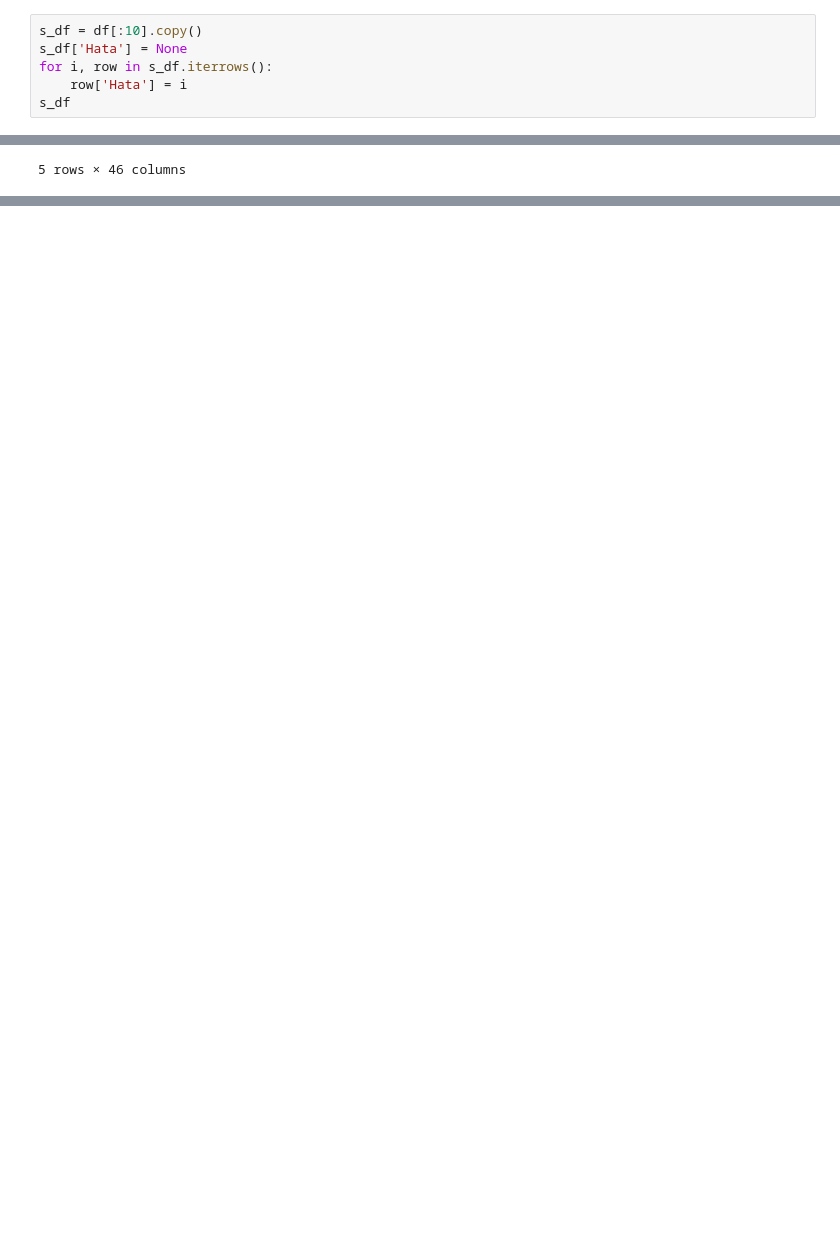
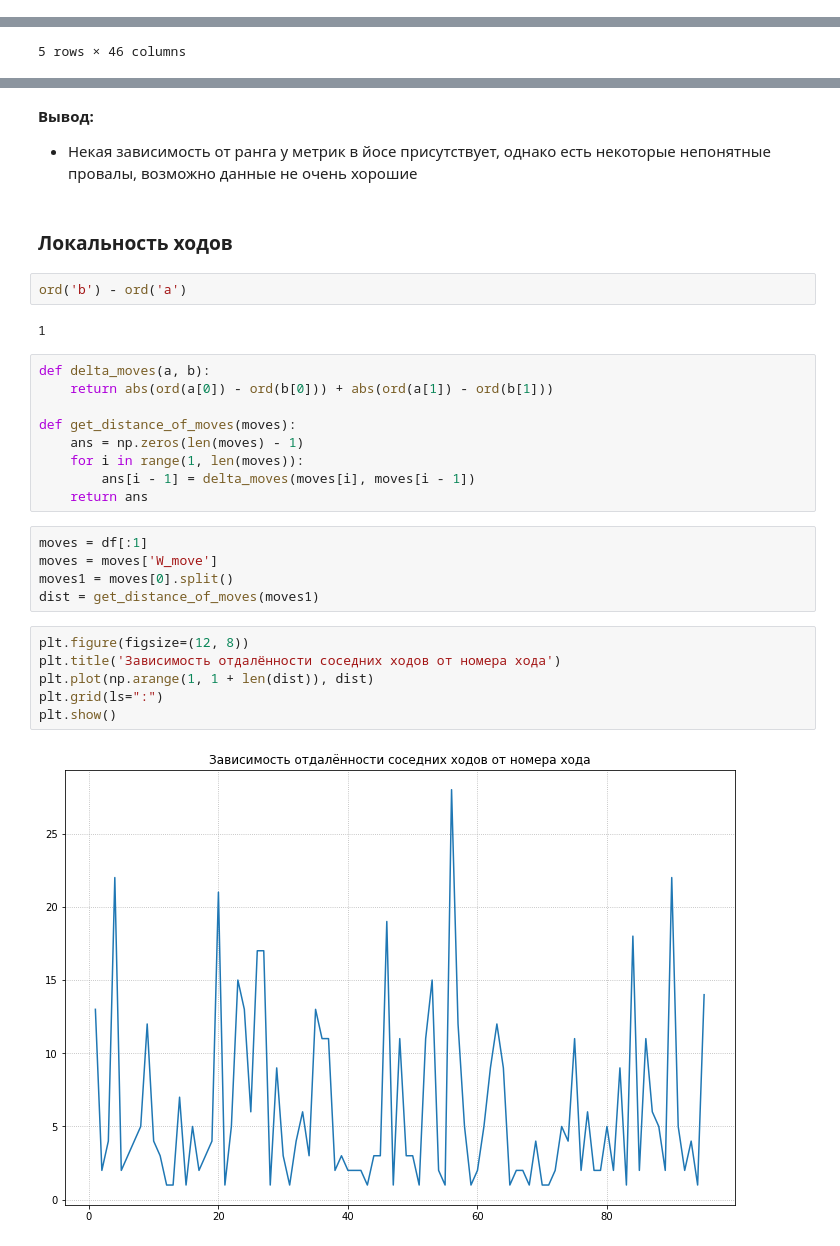
Before and after one commit to MikhailovBair/go-player-level, a Jupyter notebook: research/GOPL-30.ipynb, the cells around one changed output, grey strips where cells are left out. Saved outputs shown, nothing was run; the diff lists cells and outputs as text; blank space fills up the shorter version.

Commit message:
[GOPL-30] added jose and dist features

```diff
--- a/research/GOPL-30.ipynb
+++ b/research/GOPL-30.ipynb
@@ -132,9 +132,3 @@ def print_marg_moves_for_games(df):
 print_marg_moves_for_games(df[:10])
 # %% [output]
 [figure]
-# %%
-s_df = df[:10].copy()
-s_df['Hata'] = None
-for i, row in s_df.iterrows():
-    row['Hata'] = i
-s_df
@@ -319,0 +395,31 @@ df.head()
+# %% [markdown]
+**Вывод:**
+* Некая зависимость от ранга у метрик в йосе присутствует, однако есть некоторые непонятные провалы, возможно данные не очень хорошие
+# %% [markdown]
+### Локальность ходов
+# %%
+ord('b') - ord('a')
+# %% [output]
+1
+# %%
+def delta_moves(a, b):
+    return abs(ord(a[0]) - ord(b[0])) + abs(ord(a[1]) - ord(b[1]))
+
+def get_distance_of_moves(moves):
+    ans = np.zeros(len(moves) - 1)
+    for i in range(1, len(moves)):
+        ans[i - 1] = delta_moves(moves[i], moves[i - 1])
+    return ans
+# %%
+moves = df[:1]
+moves = moves['W_move']
+moves1 = moves[0].split()
+dist = get_distance_of_moves(moves1)
+# %%
+plt.figure(figsize=(12, 8))
+plt.title('Зависимость отдалённости соседних ходов от номера хода')
+plt.plot(np.arange(1, 1 + len(dist)), dist)
+plt.grid(ls=":")
+plt.show()
+# %% [output]
+[figure, added]
```
Also changed, not shown: parts of 19 cells of this notebook.
